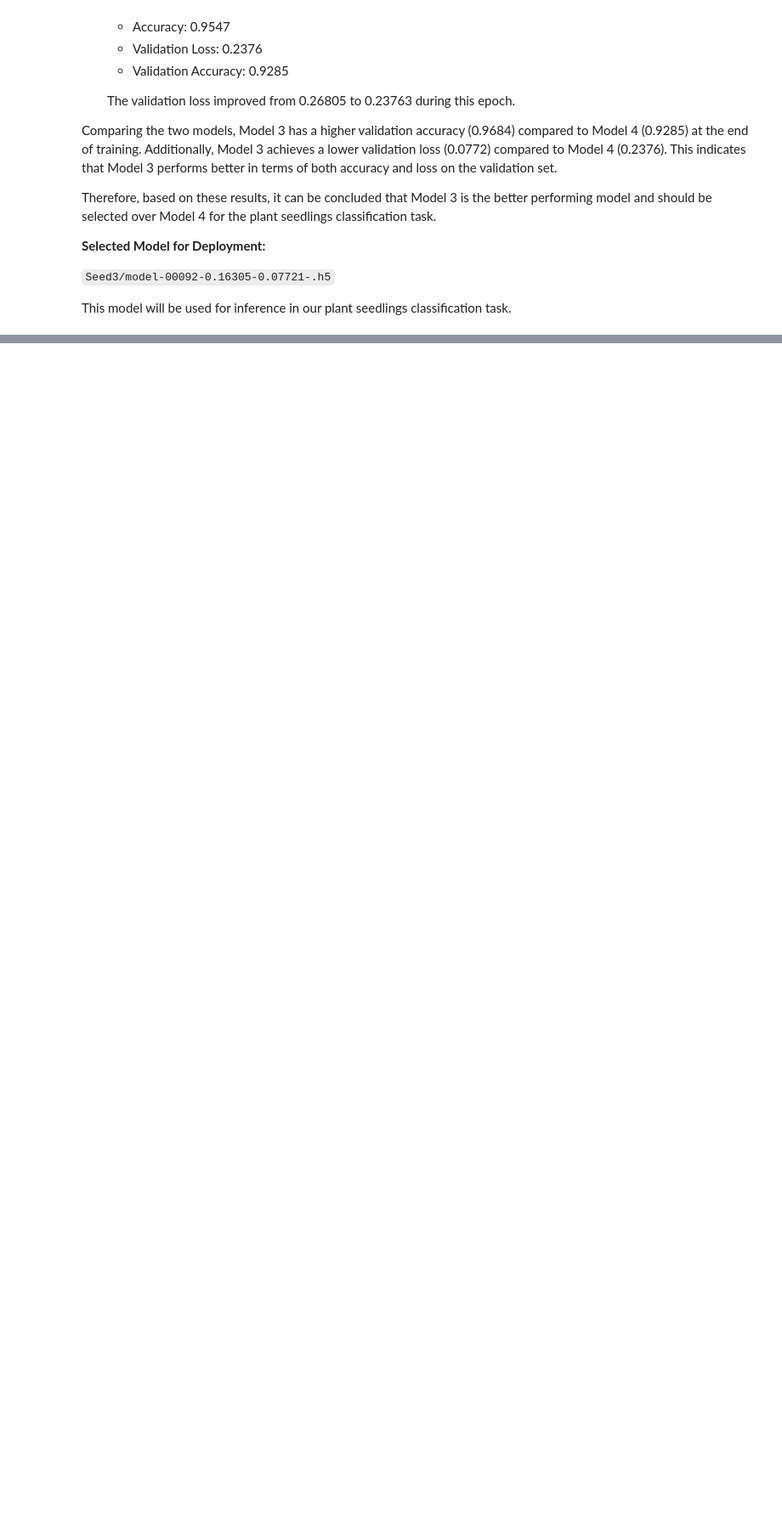
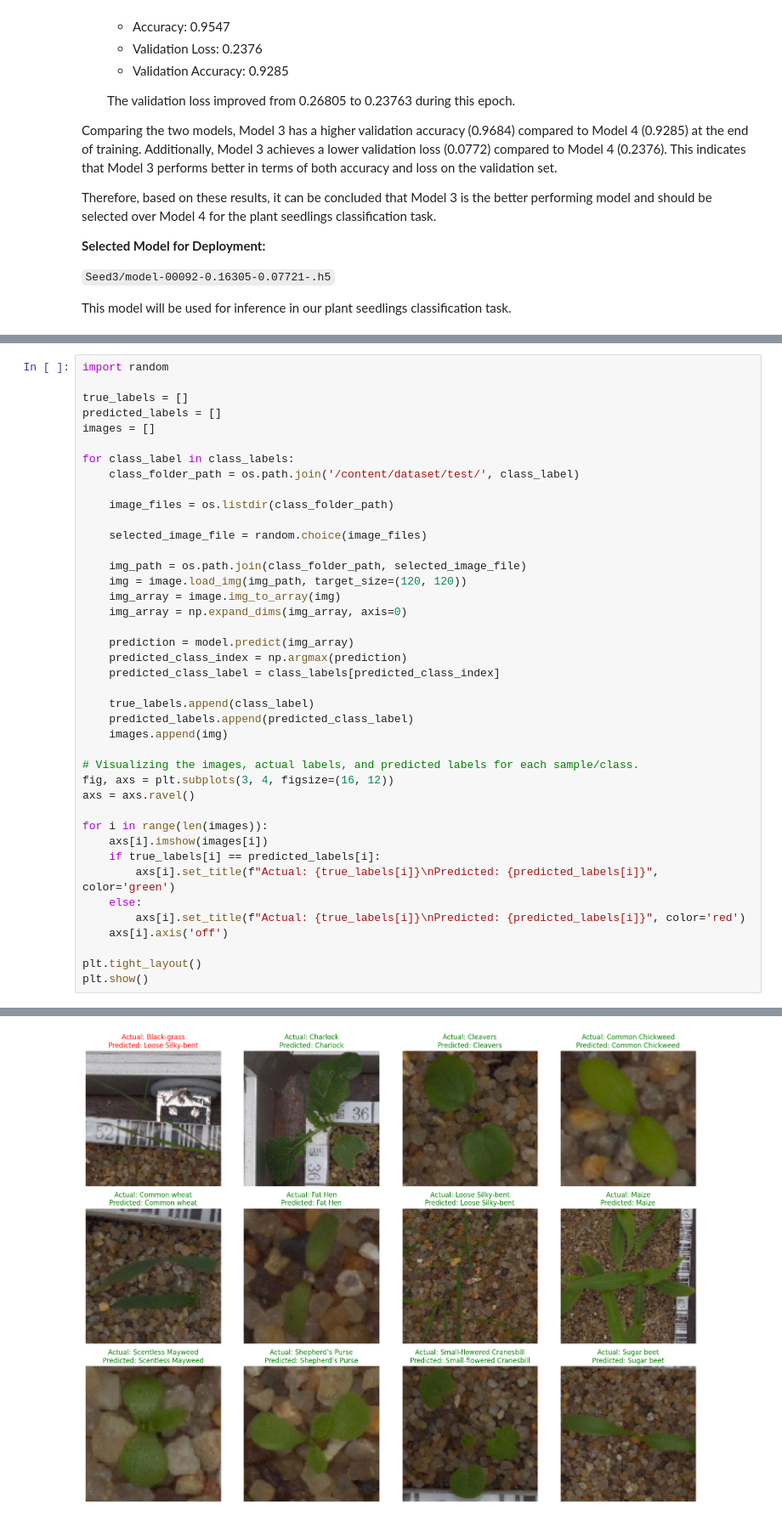
Before and after one commit to yashfirkedata/CV-Plant-Seedling-Classification, a Jupyter notebook: CV_Plant_Seedling_Classification.ipynb, the cells around one changed output, grey strips where cells are left out. Shown at 85% size. Cells and saved outputs as stored; diff of their text form; blank space fills up the shorter version.

Commit message:
model testing done

```diff
--- a/CV_Plant_Seedling_Classification.ipynb
+++ b/CV_Plant_Seedling_Classification.ipynb
@@ -786,0 +921,42 @@ This model will be used for inference in our plant seedlings classification task
+# %%
+import random
+
+true_labels = []
+predicted_labels = []
+images = []
+
+for class_label in class_labels:
+    class_folder_path = os.path.join('/content/dataset/test/', class_label)
+
+    image_files = os.listdir(class_folder_path)
+
+    selected_image_file = random.choice(image_files)
+
+    img_path = os.path.join(class_folder_path, selected_image_file)
+    img = image.load_img(img_path, target_size=(120, 120))
+    img_array = image.img_to_array(img)
+    img_array = np.expand_dims(img_array, axis=0)
+
+    prediction = model.predict(img_array)
+    predicted_class_index = np.argmax(prediction)
+    predicted_class_label = class_labels[predicted_class_index]
+
+    true_labels.append(class_label)
+    predicted_labels.append(predicted_class_label)
+    images.append(img)
+
+# Visualizing the images, actual labels, and predicted labels for each sample/class.
+fig, axs = plt.subplots(3, 4, figsize=(16, 12))
+axs = axs.ravel()
+
+for i in range(len(images)):
+    axs[i].imshow(images[i])
+    if true_labels[i] == predicted_labels[i]:
+        axs[i].set_title(f"Actual: {true_labels[i]}\nPredicted: {predicted_labels[i]}", color='green')
+    else:
+        axs[i].set_title(f"Actual: {true_labels[i]}\nPredicted: {predicted_labels[i]}", color='red')
+    axs[i].axis('off')
+
+plt.tight_layout()
+plt.show()
+# %% [output]
@@ -786,0 +975 @@ This model will be used for inference in our plant seedlings classification task
+[figure, added]
```
Also changed, not shown: parts of 8 cells of this notebook.
